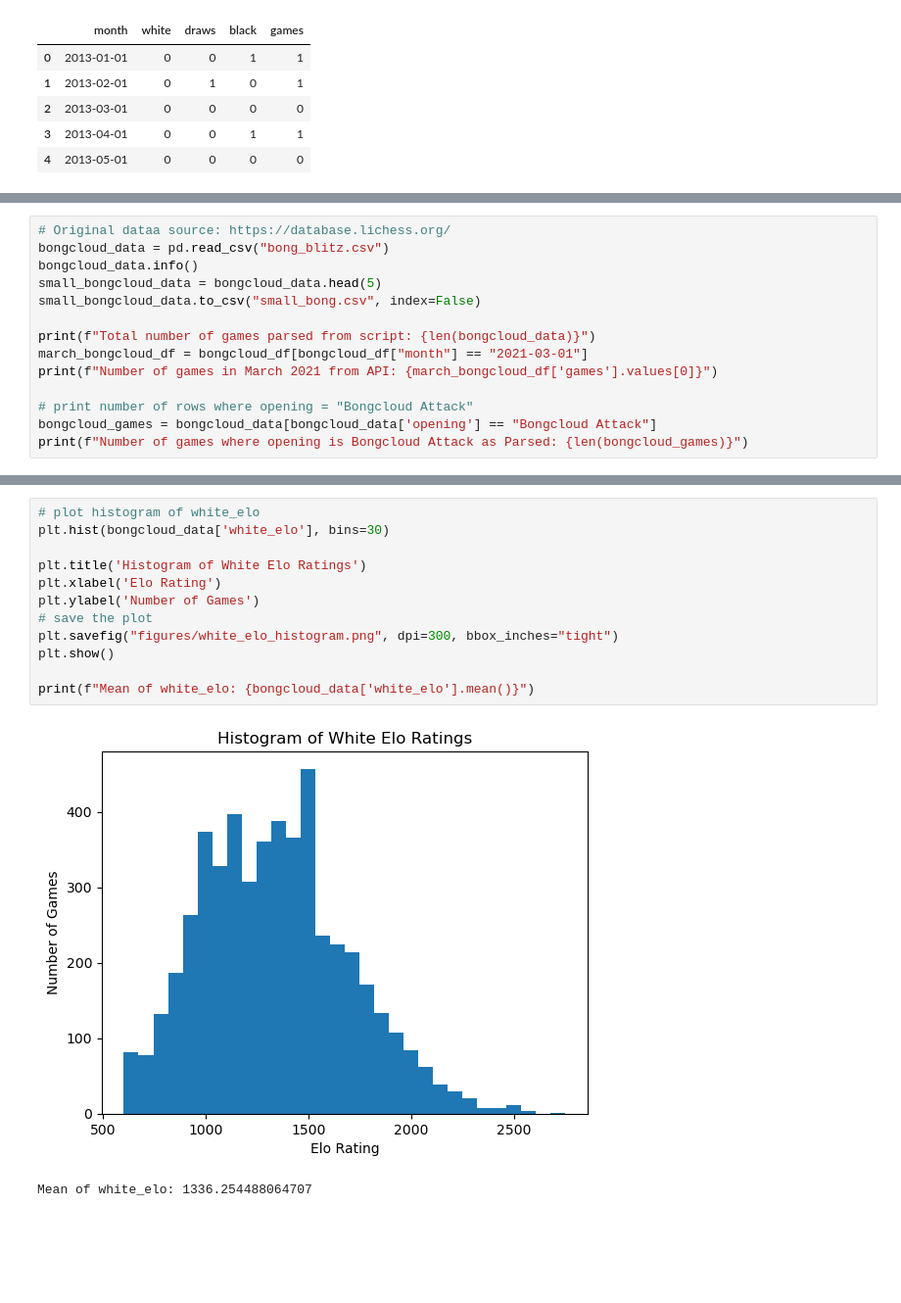
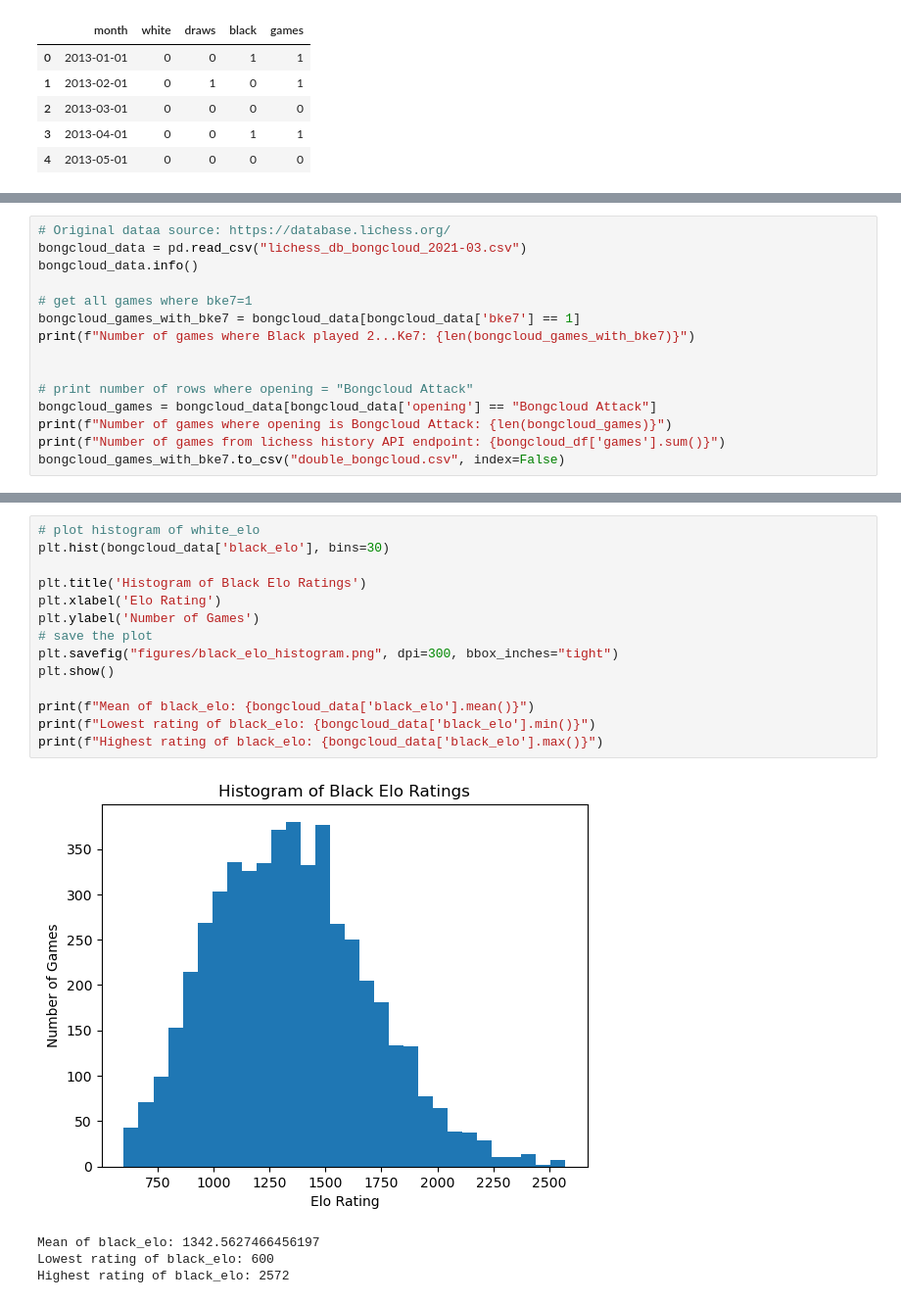
Before and after one commit to marobinette/bayesian_statistics, a Jupyter notebook: portfolio/1/eda.ipynb, the cells around one changed output, grey strips where cells are left out. Shown at 98% size. Cells and saved outputs as stored; diff of their text form; blank space fills up the shorter version.

```diff
--- a/portfolio/1/eda.ipynb
+++ b/portfolio/1/eda.ipynb
@@ -49,16 +53,17 @@ plt.show()
 # %%
 # Original dataa source: https://database.lichess.org/
-bongcloud_data = pd.read_csv("bong_blitz.csv")
+bongcloud_data = pd.read_csv("lichess_db_bongcloud_2021-03.csv")
 bongcloud_data.info()
-small_bongcloud_data = bongcloud_data.head(5)
-small_bongcloud_data.to_csv("small_bong.csv", index=False)
 
-print(f"Total number of games parsed from script: {len(bongcloud_data)}")
-march_bongcloud_df = bongcloud_df[bongcloud_df["month"] == "2021-03-01"]
-print(f"Number of games in March 2021 from API: {march_bongcloud_df['games'].values[0]}")
+# get all games where bke7=1
+bongcloud_games_with_bke7 = bongcloud_data[bongcloud_data['bke7'] == 1]
+print(f"Number of games where Black played 2...Ke7: {len(bongcloud_games_with_bke7)}")
+
 
 # print number of rows where opening = "Bongcloud Attack"
 bongcloud_games = bongcloud_data[bongcloud_data['opening'] == "Bongcloud Attack"]
-print(f"Number of games where opening is Bongcloud Attack as Parsed: {len(bongcloud_games)}")
+print(f"Number of games where opening is Bongcloud Attack: {len(bongcloud_games)}")
+print(f"Number of games from lichess history API endpoint: {bongcloud_df['games'].sum()}")
+bongcloud_games_with_bke7.to_csv("double_bongcloud.csv", index=False)
 # %% [output]
 <class 'pandas.core.frame.DataFrame'>
@@ -80,15 +89,19 @@ Number of games where opening is Bongcloud Attack as Parsed: 5069
 # %%
 # plot histogram of white_elo
-plt.hist(bongcloud_data['white_elo'], bins=30)
+plt.hist(bongcloud_data['black_elo'], bins=30)
 
-plt.title('Histogram of White Elo Ratings')
+plt.title('Histogram of Black Elo Ratings')
 plt.xlabel('Elo Rating')
 plt.ylabel('Number of Games')
 # save the plot
-plt.savefig("figures/white_elo_histogram.png", dpi=300, bbox_inches="tight")
+plt.savefig("figures/black_elo_histogram.png", dpi=300, bbox_inches="tight")
 plt.show()
 
-print(f"Mean of white_elo: {bongcloud_data['white_elo'].mean()}")
+print(f"Mean of black_elo: {bongcloud_data['black_elo'].mean()}")
+print(f"Lowest rating of black_elo: {bongcloud_data['black_elo'].min()}")
+print(f"Highest rating of black_elo: {bongcloud_data['black_elo'].max()}")
 # %% [output]
-[figure, old version]
+[figure, new version]
-Mean of white_elo: 1336.254488064707
+Mean of black_elo: 1342.5627466456197
+Lowest rating of black_elo: 600
+Highest rating of black_elo: 2572
```
Also changed, not shown: parts of 4 cells of this notebook, 25 other files.
